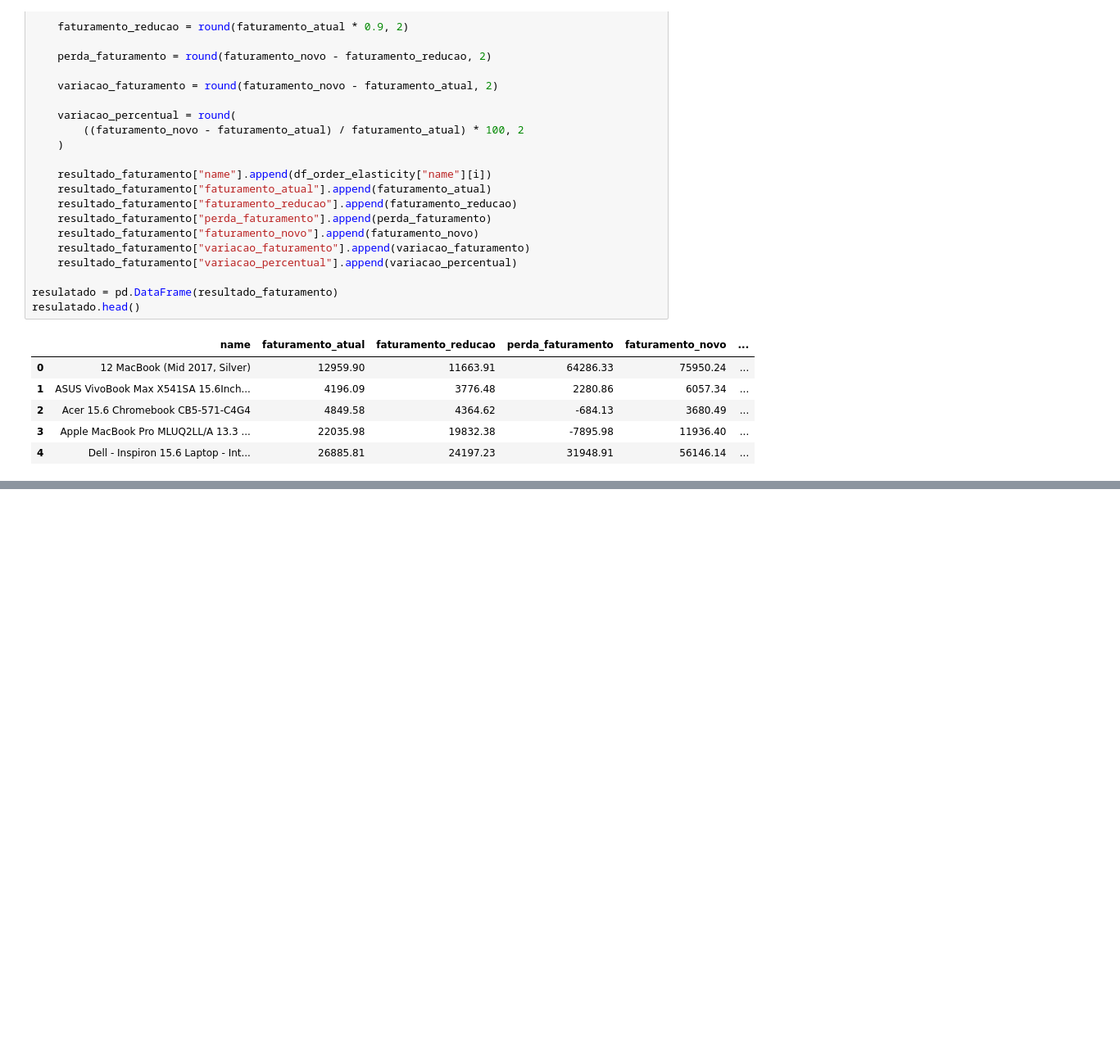
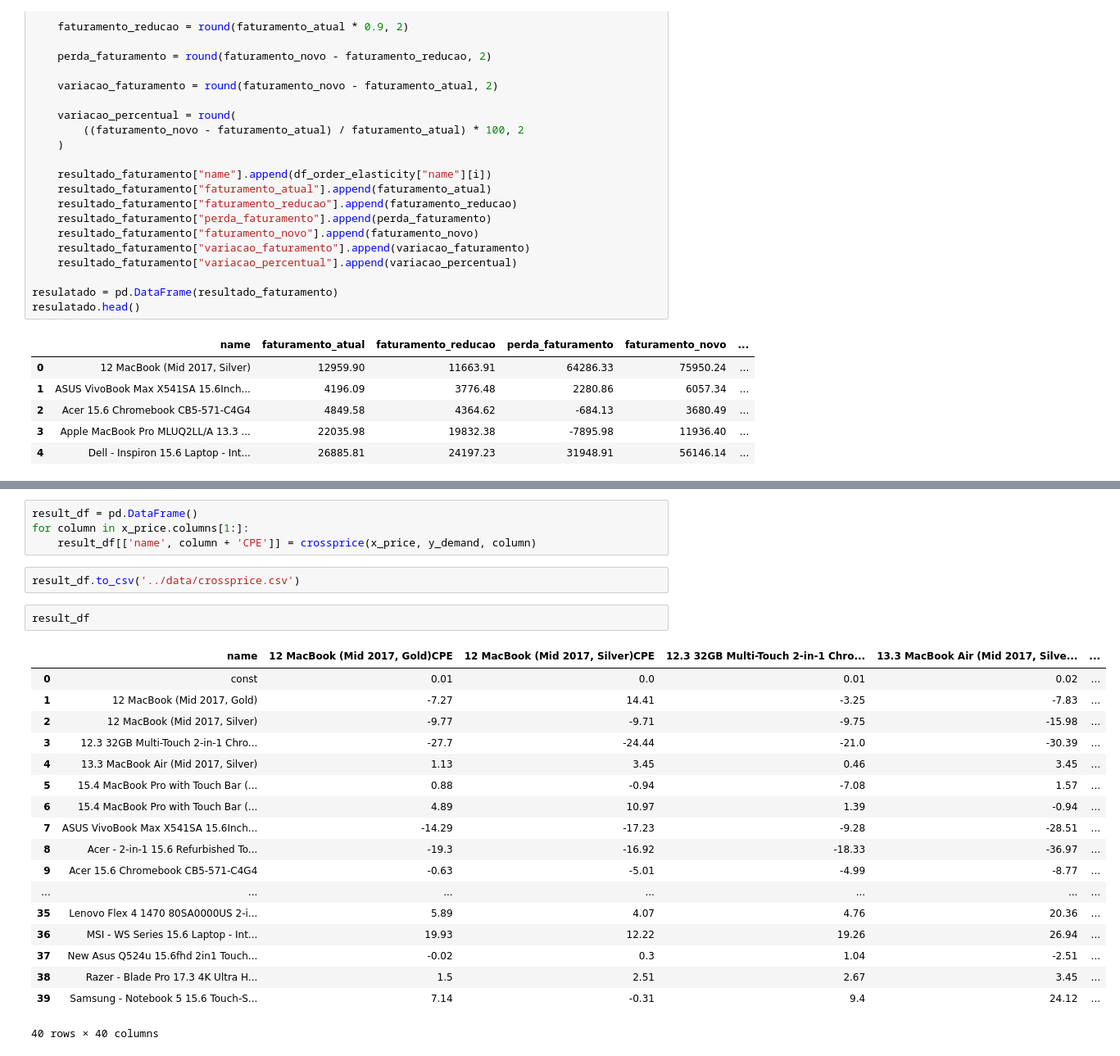
Before and after one commit to douglasaturnino/elasticidade-de-preco, a Jupyter notebook: notebook/elasticidade.ipynb, the cells around one changed output, grey strips where cells are left out. Shown at 82% size. Drawn from its saved outputs; the diff is of its cells as text; blank space fills up the shorter version.

```diff
--- a/notebook/elasticidade.ipynb
+++ b/notebook/elasticidade.ipynb
@@ -1049,0 +1167,27 @@ resulatado.head()
+# %%
+result_df = pd.DataFrame()
+for column in x_price.columns[1:]:
+    result_df[['name', column + 'CPE']] = crossprice(x_price, y_demand, column)
+# %%
+result_df.to_csv('../data/crossprice.csv')
+# %%
+result_df
+# %% [output]
+|  | name | 12 MacBook (Mid 2017, Gold)CPE | 12 MacBook (Mid 2017, Silver)CPE | 12.3 32GB Multi-Touch 2-in-1 Chro... | 13.3 MacBook Air (Mid 2017, Silve... | ... |
+| 0 | const | 0.01 | 0.0 | 0.01 | 0.02 | ... |
+| 1 | 12 MacBook (Mid 2017, Gold) | -7.27 | 14.41 | -3.25 | -7.83 | ... |
+| 2 | 12 MacBook (Mid 2017, Silver) | -9.77 | -9.71 | -9.75 | -15.98 | ... |
+| 3 | 12.3 32GB Multi-Touch 2-in-1 Chro... | -27.7 | -24.44 | -21.0 | -30.39 | ... |
+| 4 | 13.3 MacBook Air (Mid 2017, Silver) | 1.13 | 3.45 | 0.46 | 3.45 | ... |
+| 5 | 15.4 MacBook Pro with Touch Bar (... | 0.88 | -0.94 | -7.08 | 1.57 | ... |
+| 6 | 15.4 MacBook Pro with Touch Bar (... | 4.89 | 10.97 | 1.39 | -0.94 | ... |
+| 7 | ASUS VivoBook Max X541SA 15.6Inch... | -14.29 | -17.23 | -9.28 | -28.51 | ... |
+| 8 | Acer - 2-in-1 15.6 Refurbished To... | -19.3 | -16.92 | -18.33 | -36.97 | ... |
+| 9 | Acer 15.6 Chromebook CB5-571-C4G4 | -0.63 | -5.01 | -4.99 | -8.77 | ... |
+| ... | ... | ... | ... | ... | ... | ... |
+| 35 | Lenovo Flex 4 1470 80SA0000US 2-i... | 5.89 | 4.07 | 4.76 | 20.36 | ... |
+| 36 | MSI - WS Series 15.6 Laptop - Int... | 19.93 | 12.22 | 19.26 | 26.94 | ... |
+| 37 | New Asus Q524u 15.6fhd 2in1 Touch... | -0.02 | 0.3 | 1.04 | -2.51 | ... |
+| 38 | Razer - Blade Pro 17.3 4K Ultra H... | 1.5 | 2.51 | 2.67 | 3.45 | ... |
+| 39 | Samsung - Notebook 5 15.6 Touch-S... | 7.14 | -0.31 | 9.4 | 24.12 | ... |
+40 rows × 40 columns
```
Also changed, not shown: parts of 6 cells of this notebook, 5 other files.
